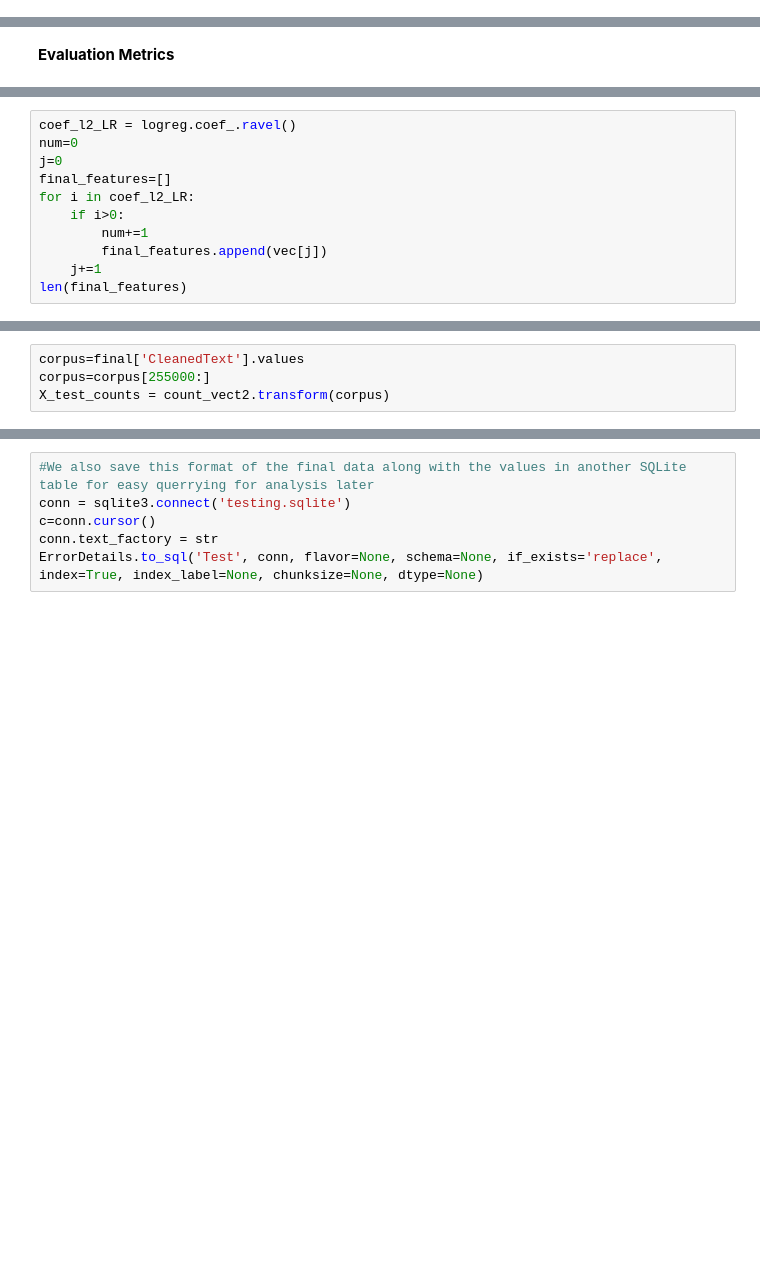
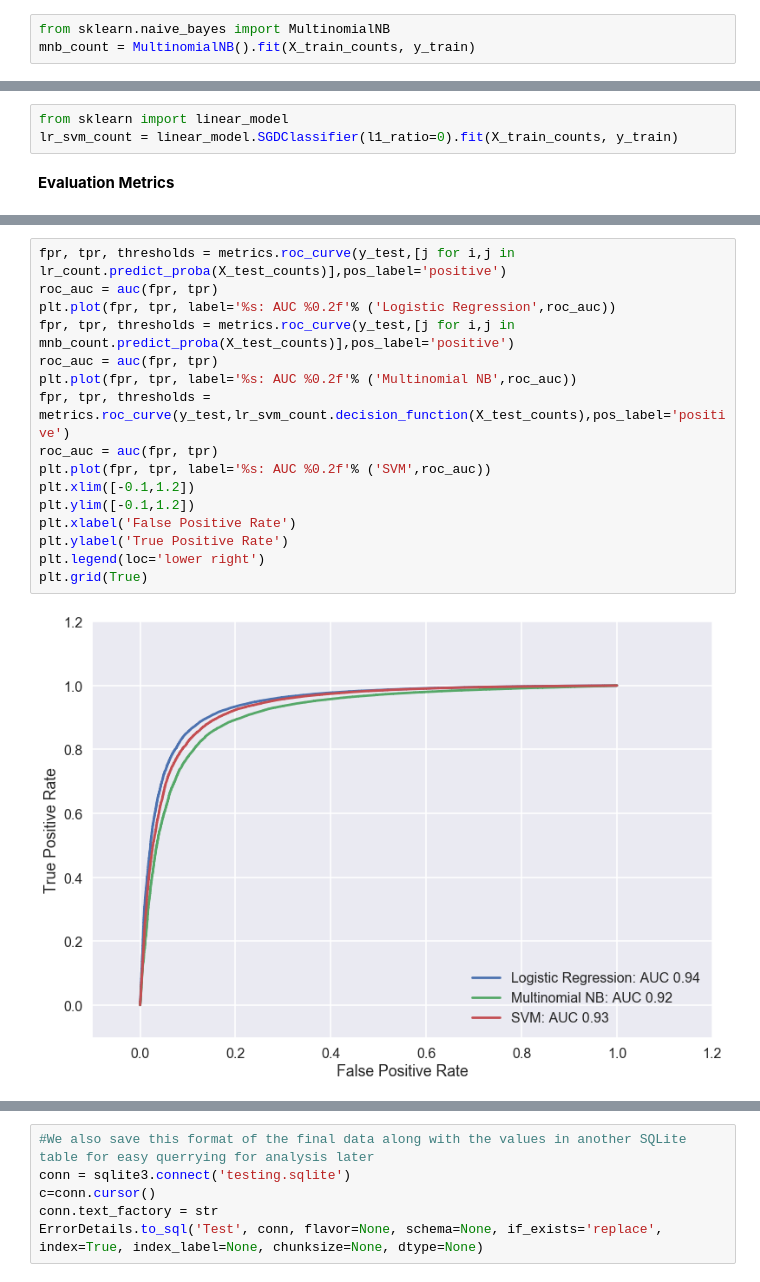
Before and after one commit to TheScript96/Amazon_Food_Reviews, a Jupyter notebook: Amazon Fine Food Reviews Analysis.ipynb, the cells around one changed output, grey strips where cells are left out. Saved outputs shown, nothing was run; the diff lists cells and outputs as text; blank space fills up the shorter version.

```diff
--- a/Amazon Fine Food Reviews Analysis.ipynb
+++ b/Amazon Fine Food Reviews Analysis.ipynb
@@ -966,0 +1104,3 @@ for senten in test_s['CleanedText']:
+# %%
+from sklearn.naive_bayes import MultinomialNB
+mnb_count = MultinomialNB().fit(X_train_counts, y_train)
@@ -967,2 +1145,5 @@ for senten in test_s['CleanedText']:
+# %%
+from sklearn import linear_model
+lr_svm_count = linear_model.SGDClassifier(l1_ratio=0).fit(X_train_counts, y_train)
 # %% [markdown]
 <b>Evaluation Metrics</b>
@@ -1117,11 +1149,0 @@ vec=count_vect.get_feature_names()
-# %%
-coef_l2_LR = logreg.coef_.ravel()
-num=0
-j=0
-final_features=[]
-for i in coef_l2_LR:
-    if i>0:
-        num+=1
-        final_features.append(vec[j])
-    j+=1
-len(final_features)
@@ -1139,4 +1149,0 @@ X_reduced_counts
-# %%
-corpus=final['CleanedText'].values
-corpus=corpus[255000:]
-X_test_counts = count_vect2.transform(corpus)
@@ -1228,0 +1202,18 @@ ErrorDetails
+# %%
+fpr, tpr, thresholds = metrics.roc_curve(y_test,[j for i,j in lr_count.predict_proba(X_test_counts)],pos_label='positive')
+roc_auc = auc(fpr, tpr)
+plt.plot(fpr, tpr, label='%s: AUC %0.2f'% ('Logistic Regression',roc_auc))
+fpr, tpr, thresholds = metrics.roc_curve(y_test,[j for i,j in mnb_count.predict_proba(X_test_counts)],pos_label='positive')
+roc_auc = auc(fpr, tpr)
+plt.plot(fpr, tpr, label='%s: AUC %0.2f'% ('Multinomial NB',roc_auc))
+fpr, tpr, thresholds = metrics.roc_curve(y_test,lr_svm_count.decision_function(X_test_counts),pos_label='positive')
+roc_auc = auc(fpr, tpr)
+plt.plot(fpr, tpr, label='%s: AUC %0.2f'% ('SVM',roc_auc))
+plt.xlim([-0.1,1.2])
+plt.ylim([-0.1,1.2])
+plt.xlabel('False Positive Rate')
+plt.ylabel('True Positive Rate')
+plt.legend(loc='lower right')
+plt.grid(True)
+# %% [output]
+[figure, added]
```
Also changed, not shown: parts of 341 cells of this notebook.
